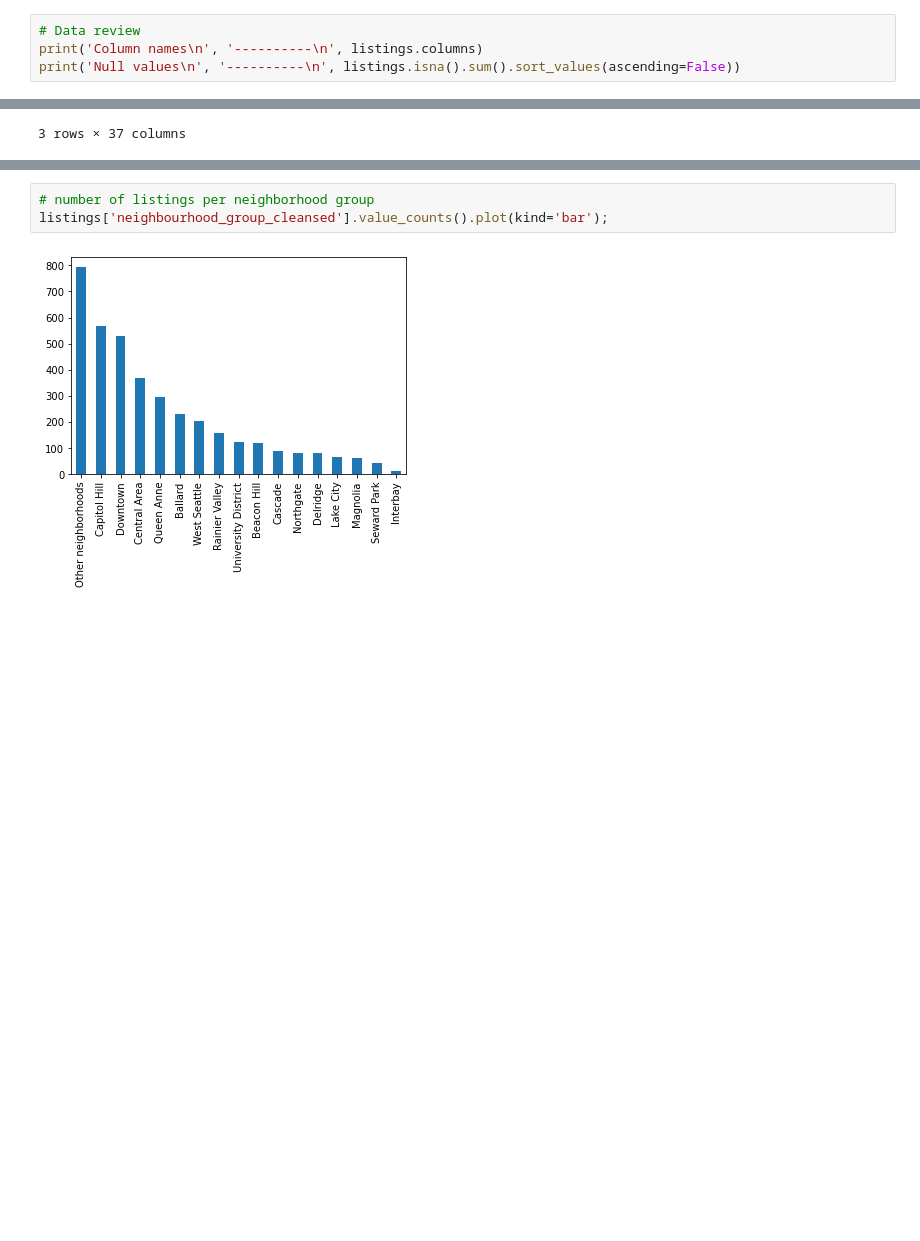
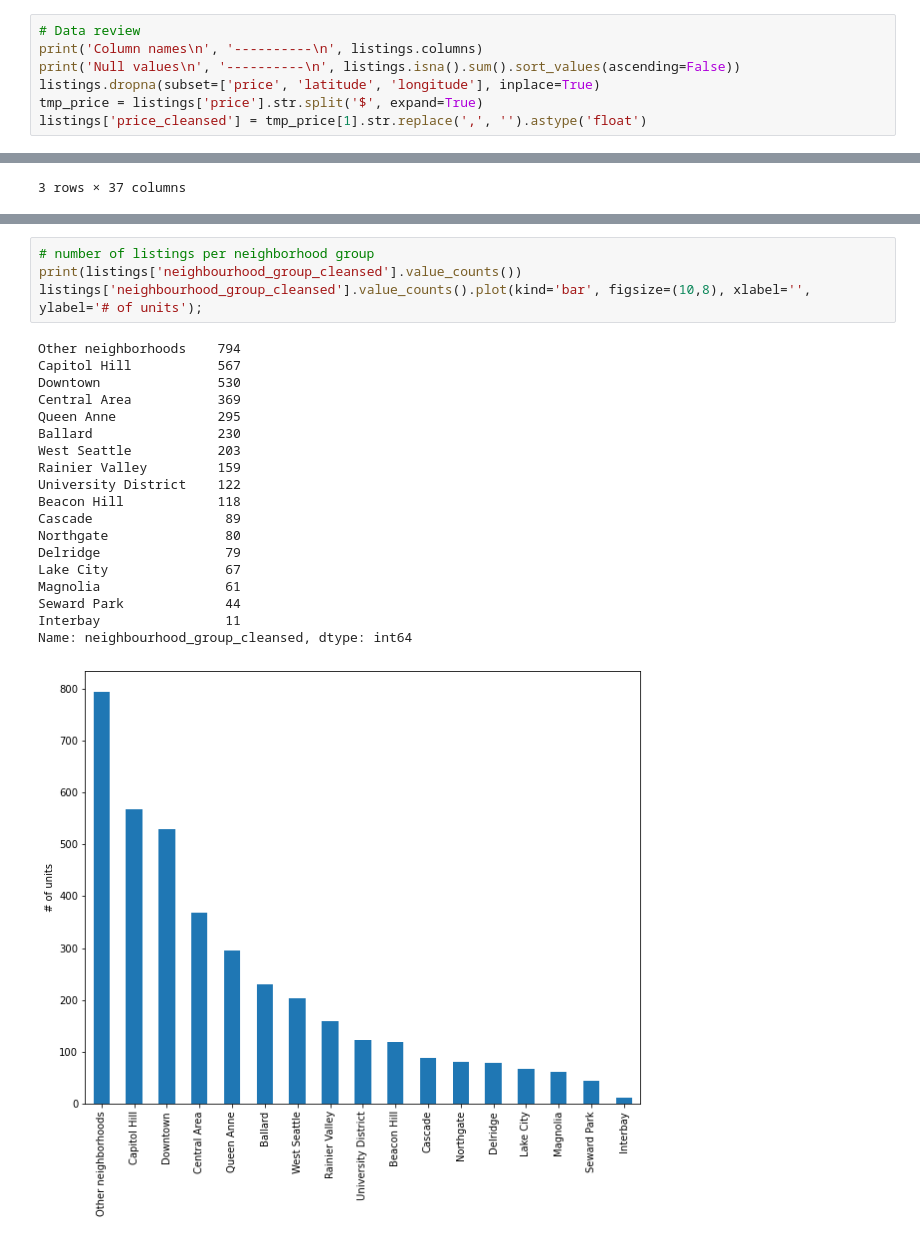
Before and after one commit to julionovoa/airbnb-seattle, a Jupyter notebook: airbnb-seattle.ipynb, the cells around one changed output, grey strips where cells are left out. Drawn from its saved outputs; the diff is of its cells as text; blank space fills up the shorter version.

```diff
--- a/airbnb-seattle.ipynb
+++ b/airbnb-seattle.ipynb
@@ -28,6 +31,9 @@ listings.head(3)
 # Data review
 print('Column names\n', '----------\n', listings.columns)
 print('Null values\n', '----------\n', listings.isna().sum().sort_values(ascending=False))
+listings.dropna(subset=['price', 'latitude', 'longitude'], inplace=True)
+tmp_price = listings['price'].str.split('$', expand=True)
+listings['price_cleansed'] = tmp_price[1].str.replace(',', '').astype('float')
 # %% [output]
 Column names
  ----------
@@ -81,5 +123,24 @@ dtype: int64
 # %%
 # number of listings per neighborhood group
-listings['neighbourhood_group_cleansed'].value_counts().plot(kind='bar');
+print(listings['neighbourhood_group_cleansed'].value_counts())
+listings['neighbourhood_group_cleansed'].value_counts().plot(kind='bar', figsize=(10,8), xlabel='', ylabel='# of units');
 # %% [output]
+Other neighborhoods    794
+Capitol Hill           567
+Downtown               530
+Central Area           369
+Queen Anne             295
+Ballard                230
+West Seattle           203
+Rainier Valley         159
+University District    122
+Beacon Hill            118
+Cascade                 89
+Northgate               80
+Delridge                79
+Lake City               67
+Magnolia                61
+Seward Park             44
+Interbay                11
+Name: neighbourhood_group_cleansed, dtype: int64
-[figure, old version]
+[figure, new version]
```
Also changed, not shown: parts of 21 cells of this notebook, 4 other files.
